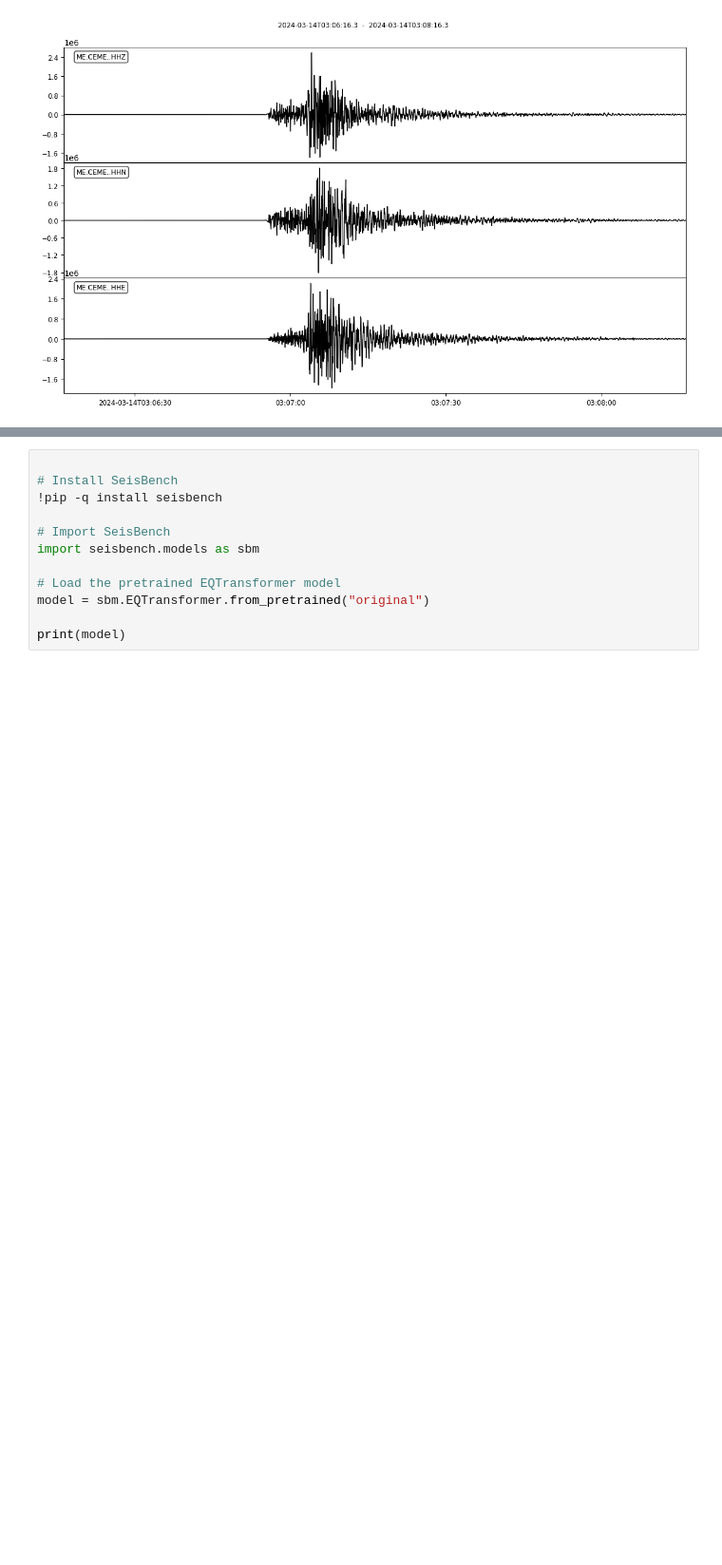
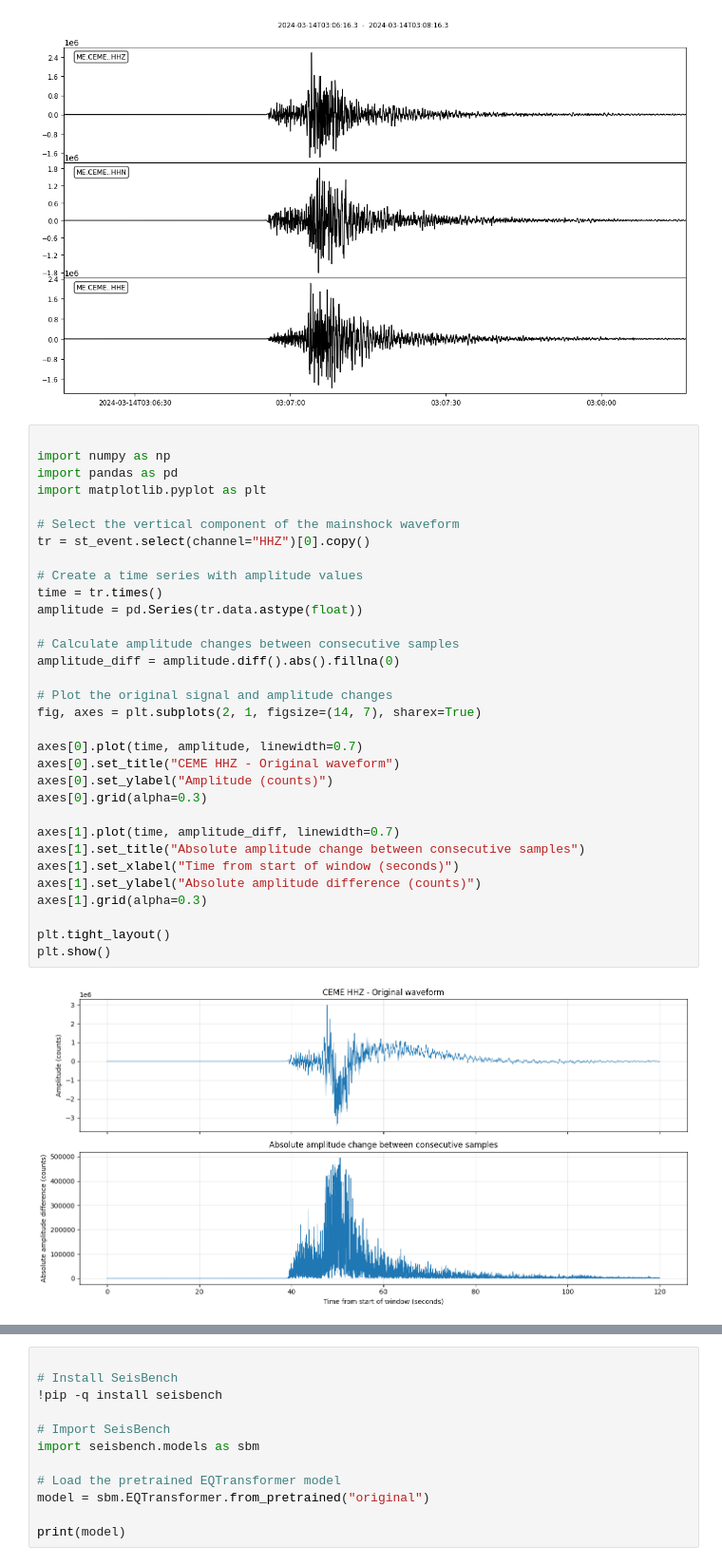
Before and after one commit to milena-seismo/DSB_capstone, a Jupyter notebook: DSB_Capstone_Milena.ipynb, the cells around one changed output, grey strips where cells are left out. Shown at 95% size. Cells and saved outputs as stored; diff of their text form; blank space fills up the shorter version.

```diff
--- a/DSB_Capstone_Milena.ipynb
+++ b/DSB_Capstone_Milena.ipynb
@@ -1284,3 +1284,37 @@ st_filtered.plot(
 # %% [output]
 [figure]
 [figure]
+# %%
+
+import numpy as np
+import pandas as pd
+import matplotlib.pyplot as plt
+
+# Select the vertical component of the mainshock waveform
+tr = st_event.select(channel="HHZ")[0].copy()
+
+# Create a time series with amplitude values
+time = tr.times()
+amplitude = pd.Series(tr.data.astype(float))
+
+# Calculate amplitude changes between consecutive samples
+amplitude_diff = amplitude.diff().abs().fillna(0)
+
+# Plot the original signal and amplitude changes
+fig, axes = plt.subplots(2, 1, figsize=(14, 7), sharex=True)
+
+axes[0].plot(time, amplitude, linewidth=0.7)
+axes[0].set_title("CEME HHZ - Original waveform")
+axes[0].set_ylabel("Amplitude (counts)")
+axes[0].grid(alpha=0.3)
+
+axes[1].plot(time, amplitude_diff, linewidth=0.7)
+axes[1].set_title("Absolute amplitude change between consecutive samples")
+axes[1].set_xlabel("Time from start of window (seconds)")
+axes[1].set_ylabel("Absolute amplitude difference (counts)")
+axes[1].grid(alpha=0.3)
+
+plt.tight_layout()
+plt.show()
+# %% [output]
+[figure, added]
```
Also changed, not shown: parts of 11 cells of this notebook.
